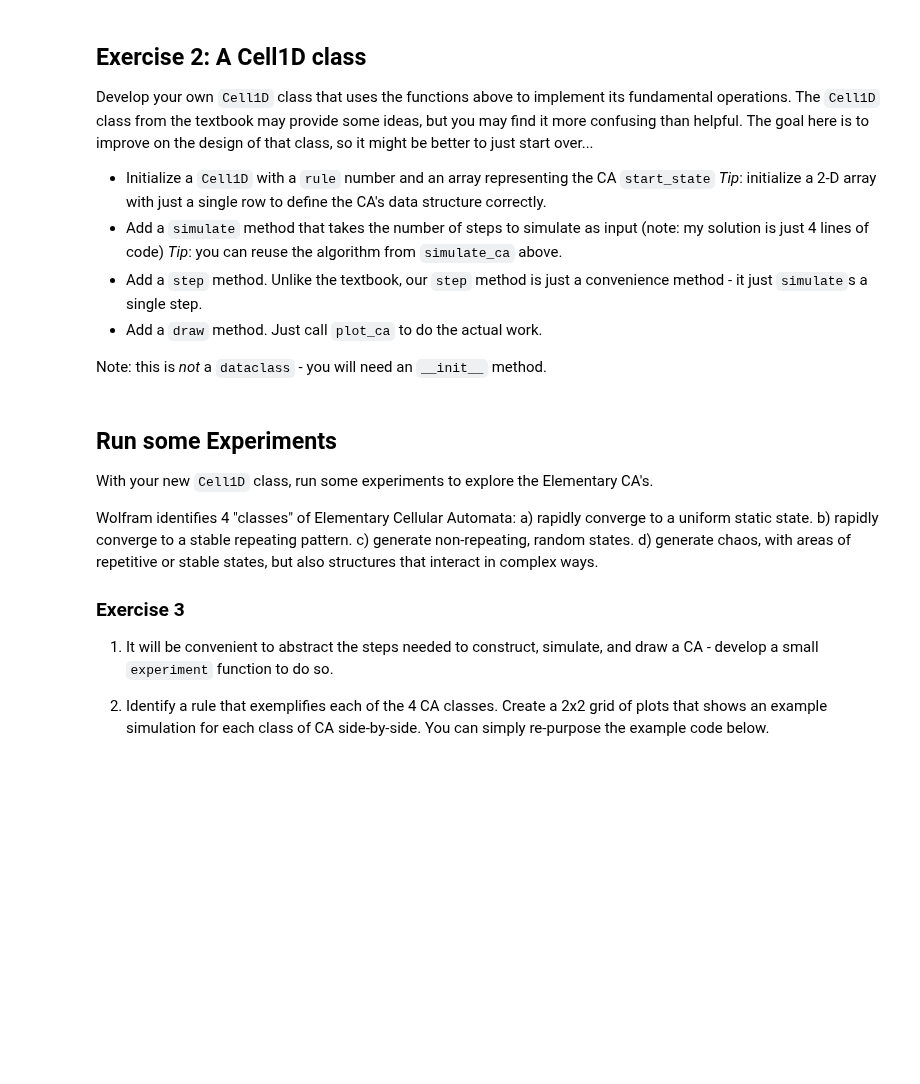
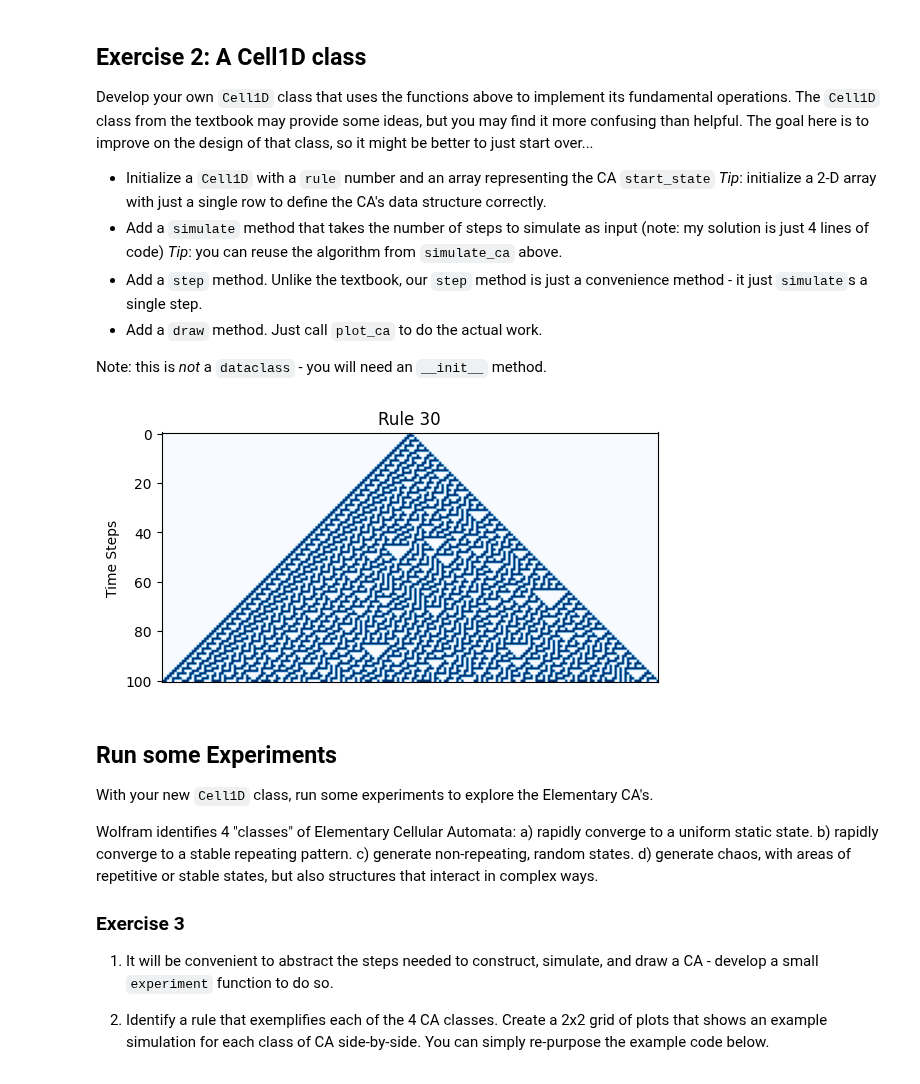
Before and after one commit to alirempel/cap-comp215, a Jupyter notebook: labs/lab05-CA-1D.ipynb, the cells around one changed output. Cells and saved outputs as stored; diff of their text form; code cells hidden in the pictures; blank space fills up the shorter version.

```diff
--- a/labs/lab05-CA-1D.ipynb
+++ b/labs/lab05-CA-1D.ipynb
@@ -147,14 +147,35 @@ The goal here is to improve on the design of that class, so it might be better t
 * Add a `draw` method.  Just call `plot_ca` to do the actual work.
 
 Note: this is *not* a `dataclass` - you will need an `__init__` method.
-# %%
-# Solution for Ex. 2 here...
-
-class Cell1D:
-  def __init__(rule,start_state):
-    self.rule = rule
-
-    ############### FIGURE OUT @CLASSMETHOD
+# %%
+# Solution for Ex. 2 here...
+
+class Cell1D:
+  def __init__(self,rule,start_state):
+    self.rule_number = rule
+    self.rule = get_lookup_table(rule)
+    self.start_state = start_state
+
+  def simulate(self,n_steps=5):
+    """ Generate a CA with given number of cells, plot progression of rule for given number of time steps """
+    ca_timesteps = np.vstack([self.start_state, np.zeros((n_steps, len(self.start_state)), dtype=np.uint8)])
+    for t in range(1, n_steps+1):
+        ca_timesteps[t] = transition(ca_timesteps[t-1], self.rule)
+    return ca_timesteps
+
+  def step(self):
+    """ Return the vector resulting from a transition of given CA state under the given 8-bit rule """
+    return self.simulate(1)
+
+  def draw(self,n_steps=5):
+    """ Plot simulation of the CA """
+    plot_ca(self.simulate(n_steps),title=f'Rule {self.rule_number}')
+
+c = Cell1D(30,np.array([0]*100 + [1] +[0]*100))
+c.step()
+c.draw(100)
+# %% [output]
+[figure, added]
 # %% [markdown]
 ## Run some Experiments
 With your new `Cell1D` class, run some experiments to explore the Elementary CA's.
```
Also changed, not shown: parts of 3 cells of this notebook.
